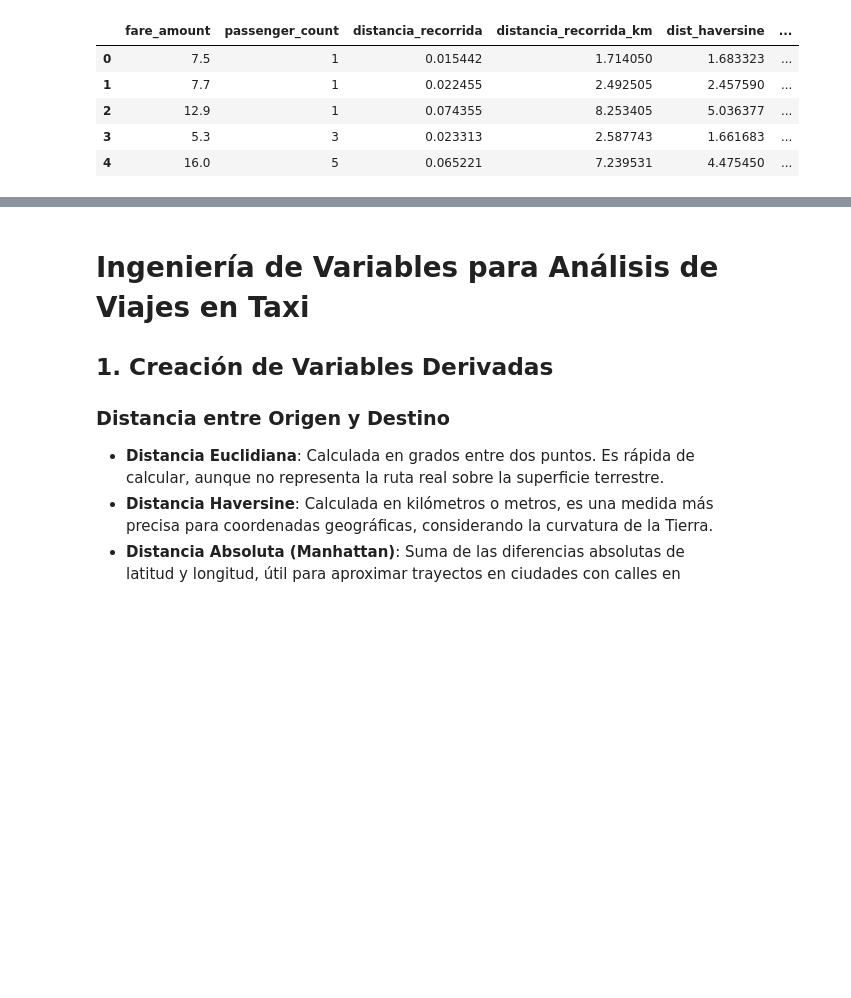
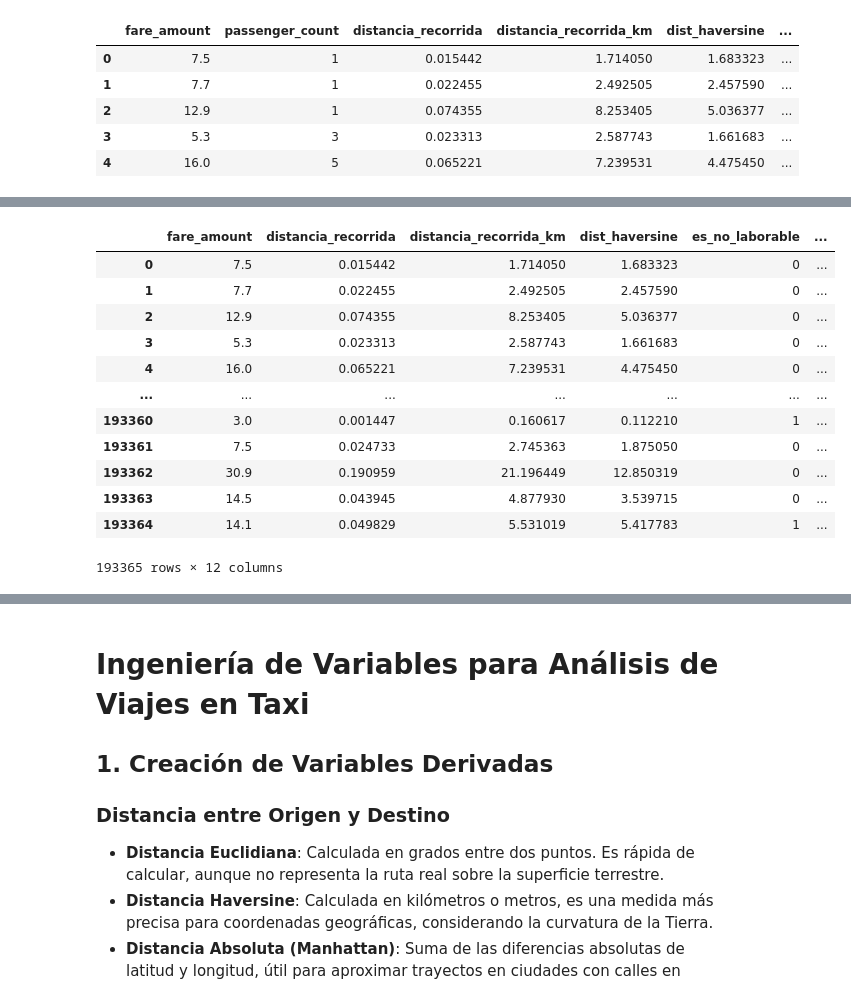
Before and after one commit to FedeZ2008/AA1-TUIA-2025C2-LEON-ZIMMER, a Jupyter notebook: TP1_Regresion.ipynb, the cells around one changed output, grey strips where cells are left out. Drawn from its saved outputs; the diff is of its cells as text; code cells hidden in the pictures; blank space fills up the shorter version.

```diff
--- a/TP1_Regresion.ipynb
+++ b/TP1_Regresion.ipynb
@@ -402,0 +385,16 @@ df.head()
+# %%
+df
+# %% [output]
+|  | fare_amount | distancia_recorrida | distancia_recorrida_km | dist_haversine | es_no_laborable | ... |
+| 0 | 7.5 | 0.015442 | 1.714050 | 1.683323 | 0 | ... |
+| 1 | 7.7 | 0.022455 | 2.492505 | 2.457590 | 0 | ... |
+| 2 | 12.9 | 0.074355 | 8.253405 | 5.036377 | 0 | ... |
+| 3 | 5.3 | 0.023313 | 2.587743 | 1.661683 | 0 | ... |
+| 4 | 16.0 | 0.065221 | 7.239531 | 4.475450 | 0 | ... |
+| ... | ... | ... | ... | ... | ... | ... |
+| 193360 | 3.0 | 0.001447 | 0.160617 | 0.112210 | 1 | ... |
+| 193361 | 7.5 | 0.024733 | 2.745363 | 1.875050 | 0 | ... |
+| 193362 | 30.9 | 0.190959 | 21.196449 | 12.850319 | 0 | ... |
+| 193363 | 14.5 | 0.043945 | 4.877930 | 3.539715 | 0 | ... |
+| 193364 | 14.1 | 0.049829 | 5.531019 | 5.417783 | 1 | ... |
+193365 rows × 12 columns
```
Also changed, not shown: parts of 21 cells of this notebook.
